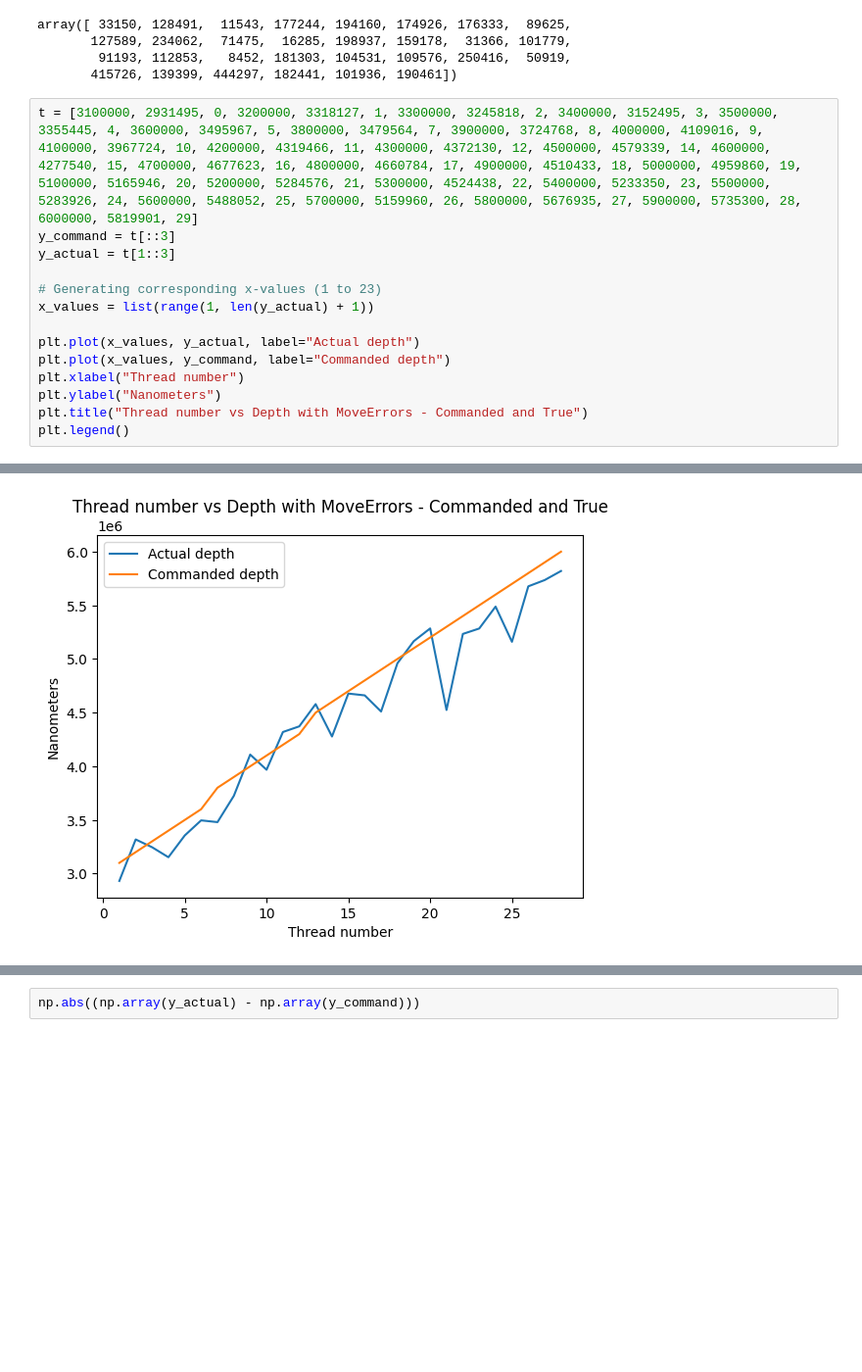
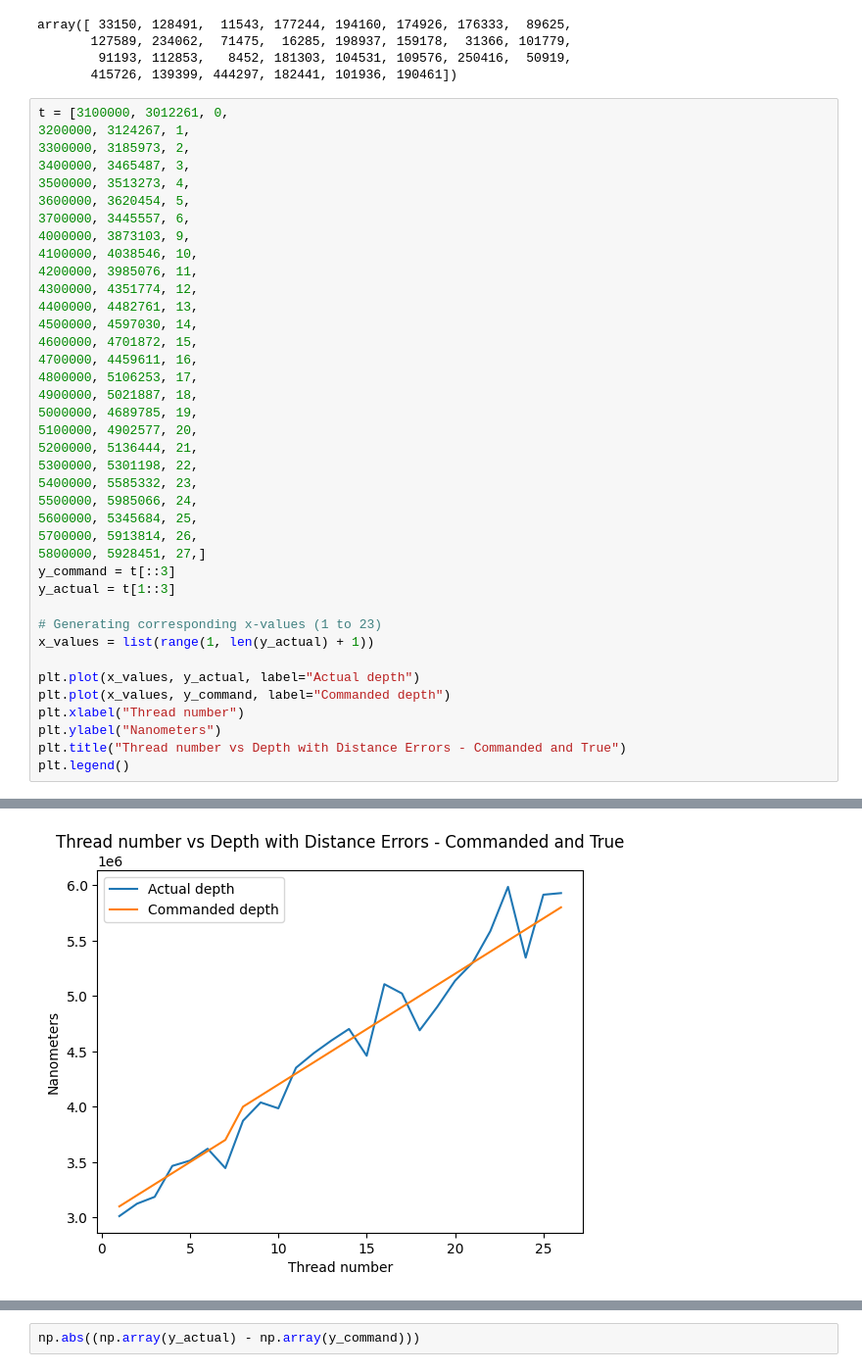
Before and after one commit to abhatia1205/neural-ink-interview-2, a Jupyter notebook: motion_exploration.ipynb, the cells around one changed output, grey strips where cells are left out. Shown at 98% size. Drawn from its saved outputs; the diff is of its cells as text; blank space fills up the shorter version.

```diff
--- a/motion_exploration.ipynb
+++ b/motion_exploration.ipynb
@@ -310,22 +310,47 @@ array([ 33150, 128491,  11543, 177244, 194160, 174926, 176333,  89625,
         91193, 112853,   8452, 181303, 104531, 109576, 250416,  50919,
        415726, 139399, 444297, 182441, 101936, 190461])
 # %%
-t = [3100000, 2931495, 0, 3200000, 3318127, 1, 3300000, 3245818, 2, 3400000, 3152495, 3, 3500000, 3355445, 4, 3600000, 3495967, 5, 3800000, 3479564, 7, 3900000, 3724768, 8, 4000000, 4109016, 9, 4100000, 3967724, 10, 4200000, 4319466, 11, 4300000, 4372130, 12, 4500000, 4579339, 14, 4600000, 4277540, 15, 4700000, 4677623, 16, 4800000, 4660784, 17, 4900000, 4510433, 18, 5000000, 4959860, 19, 5100000, 5165946, 20, 5200000, 5284576, 21, 5300000, 4524438, 22, 5400000, 5233350, 23, 5500000, 5283926, 24, 5600000, 5488052, 25, 5700000, 5159960, 26, 5800000, 5676935, 27, 5900000, 5735300, 28, 6000000, 5819901, 29]
+t = [3100000, 3012261, 0,
+3200000, 3124267, 1,
+3300000, 3185973, 2,
+3400000, 3465487, 3,
+3500000, 3513273, 4,
+3600000, 3620454, 5,
+3700000, 3445557, 6,
+4000000, 3873103, 9,
+4100000, 4038546, 10,
+4200000, 3985076, 11,
+4300000, 4351774, 12,
+4400000, 4482761, 13,
+4500000, 4597030, 14,
+4600000, 4701872, 15,
+4700000, 4459611, 16,
+4800000, 5106253, 17,
+4900000, 5021887, 18,
+5000000, 4689785, 19,
+5100000, 4902577, 20,
+5200000, 5136444, 21,
+5300000, 5301198, 22,
+5400000, 5585332, 23,
+5500000, 5985066, 24,
+5600000, 5345684, 25,
+5700000, 5913814, 26,
+5800000, 5928451, 27,]
 y_command = t[::3]
 y_actual = t[1::3]
 
 # Generating corresponding x-values (1 to 23)
 x_values = list(range(1, len(y_actual) + 1))
 
 plt.plot(x_values, y_actual, label="Actual depth")
 plt.plot(x_values, y_command, label="Commanded depth")
 plt.xlabel("Thread number")
 plt.ylabel("Nanometers")
-plt.title("Thread number vs Depth with MoveErrors - Commanded and True")
+plt.title("Thread number vs Depth with Distance Errors - Commanded and True")
 plt.legend()
 # %% [output]
 <matplotlib.legend.Legend at 0x...>
-[figure, old version]
+[figure, new version]
 # %%
 np.abs((np.array(y_actual) - np.array(y_command))).mean()
 # %% [output]
```
Also changed, not shown: parts of 6 cells of this notebook, 4 other files.
